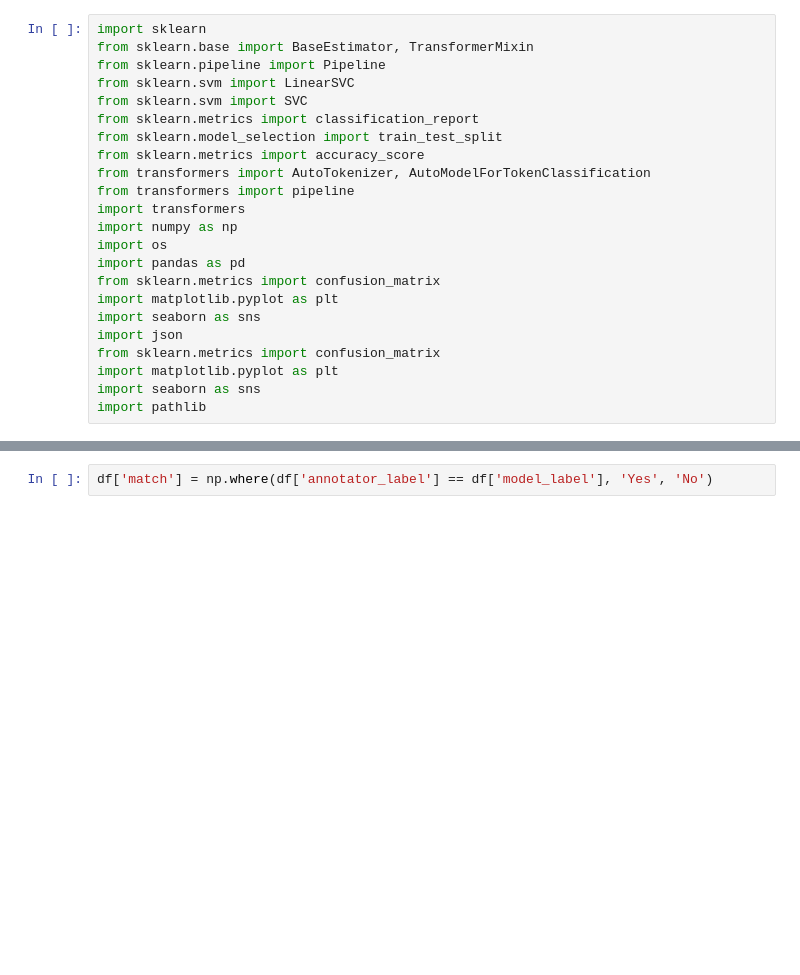
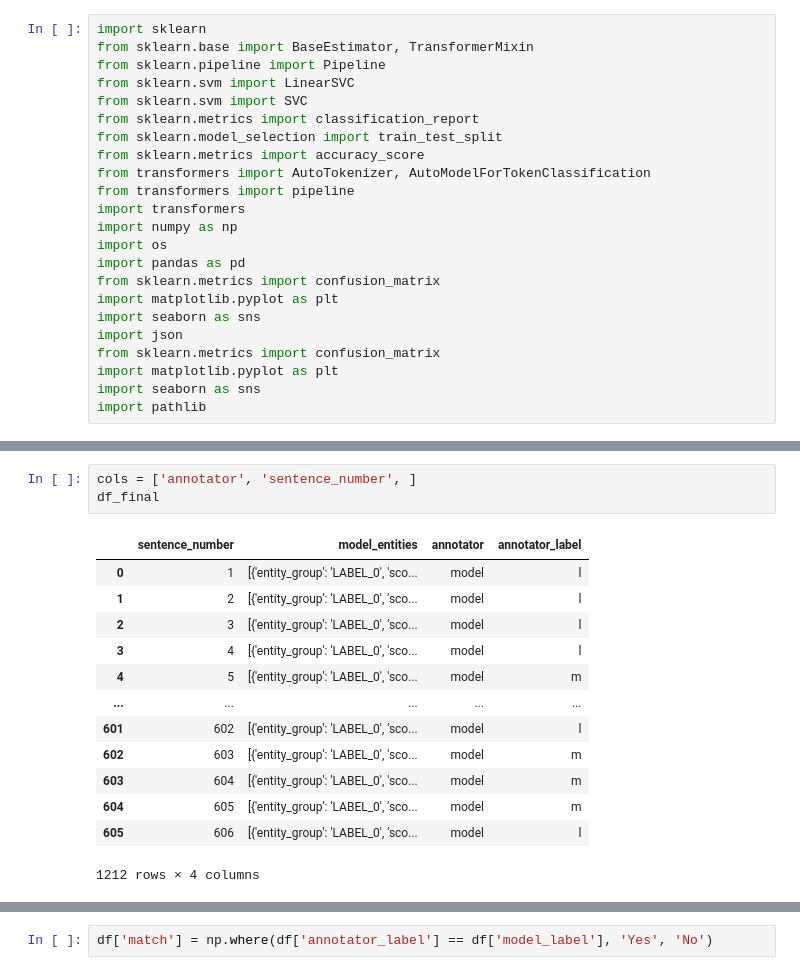
Before and after one commit to kspicer80/metaphor_playground, a Jupyter notebook: model_testing.ipynb, the cells around one changed output, grey strips where cells are left out. Cells and saved outputs as stored; diff of their text form; blank space fills up the shorter version.

```diff
--- a/model_testing.ipynb
+++ b/model_testing.ipynb
@@ -73,0 +75,17 @@ df.head()
+# %%
+cols = ['annotator', 'sentence_number', ]
+df_final
+# %% [output]
+|  | sentence_number | model_entities | annotator | annotator_label |
+| 0 | 1 | [{'entity_group': 'LABEL_0', 'sco... | model | l |
+| 1 | 2 | [{'entity_group': 'LABEL_0', 'sco... | model | l |
+| 2 | 3 | [{'entity_group': 'LABEL_0', 'sco... | model | l |
+| 3 | 4 | [{'entity_group': 'LABEL_0', 'sco... | model | l |
+| 4 | 5 | [{'entity_group': 'LABEL_0', 'sco... | model | m |
+| ... | ... | ... | ... | ... |
+| 601 | 602 | [{'entity_group': 'LABEL_0', 'sco... | model | l |
+| 602 | 603 | [{'entity_group': 'LABEL_0', 'sco... | model | m |
+| 603 | 604 | [{'entity_group': 'LABEL_0', 'sco... | model | m |
+| 604 | 605 | [{'entity_group': 'LABEL_0', 'sco... | model | m |
+| 605 | 606 | [{'entity_group': 'LABEL_0', 'sco... | model | l |
+1212 rows × 4 columns
```
Also changed, not shown: parts of 10 cells of this notebook, 7 other files.
